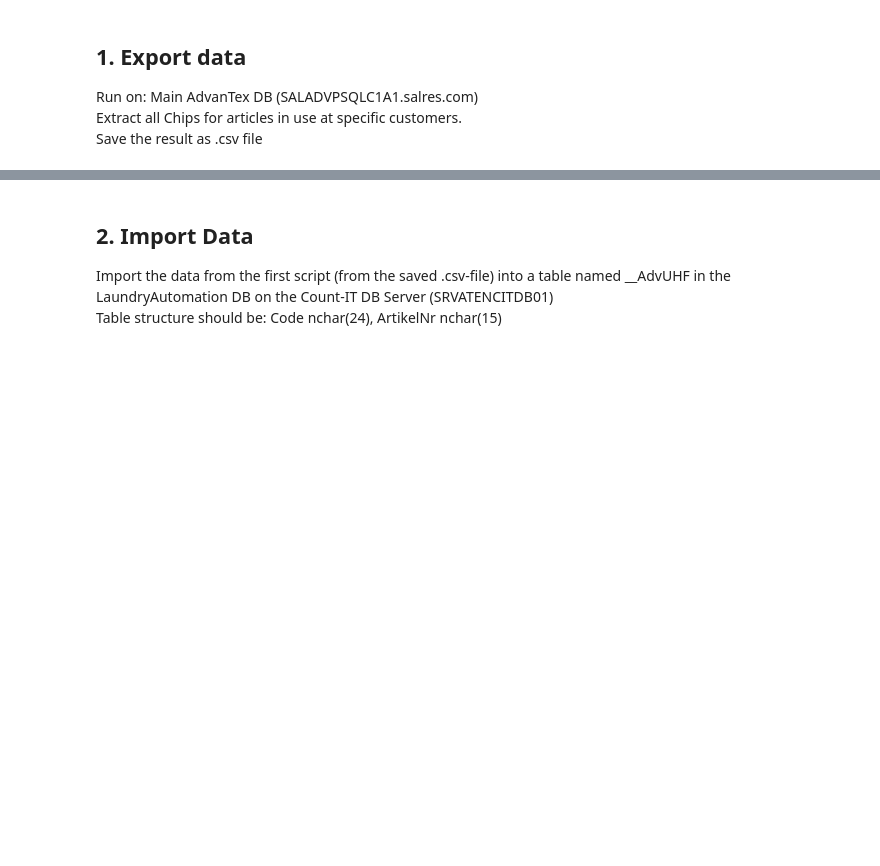
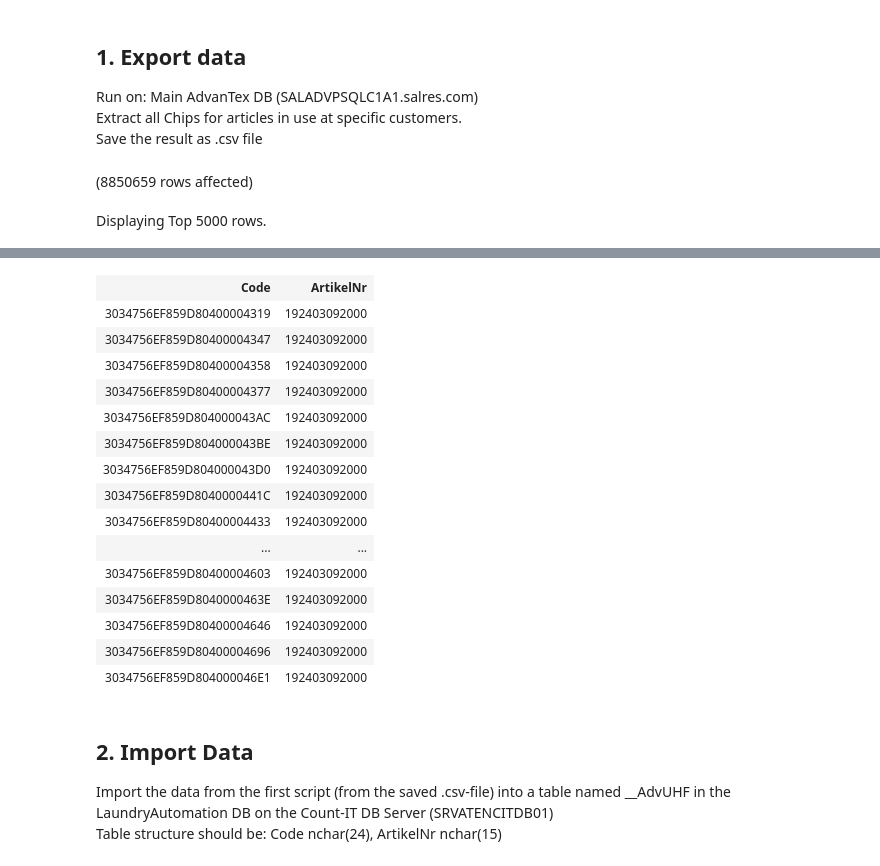
Before and after one commit to Thallerich/SQL, a Jupyter notebook: Notebooks/CIT - Chip-Update after article change.ipynb, the cells around one changed output, grey strips where cells are left out. Drawn from its saved outputs; the diff is of its cells as text; code cells hidden in the pictures; blank space fills up the shorter version.

```diff
--- a/Notebooks/CIT - Chip-Update after article change.ipynb
+++ b/Notebooks/CIT - Chip-Update after article change.ipynb
@@ -14,8 +14,11 @@ WHERE Artikel.ID IN (
     SELECT DISTINCT KdArti.ArtikelID
     FROM Salesianer.dbo.KdArti
     JOIN Salesianer.dbo.Kunden ON KdArti.KundenID = Kunden.ID
-    WHERE Kunden.KdNr IN (10002413, 130042, 10001006, 10001137, 10001365, 10001367, 10001370, 212066, 10001363, 10004548, 10004549, 232257)
+    WHERE Kunden.KdNr IN (10002413, 130042, 10001006, 10001137, 10001365, 10001367, 10001370, 212066, 10001363, 10004548, 10004549, 232257, 10001770, 10001901, 10001910, 10002115, 10001925, 10001722, 10001913)
   )
   AND LEN(OPTeile.Code) = 24;
 
 GO
+# %% [output]
+(8850659 rows affected)
+Displaying Top 5000 rows.
@@ -22,3 +26,19 @@ GO
+| Code | ArtikelNr |
+| 3034756EF859D80400004319 | 192403092000 |
+| 3034756EF859D80400004347 | 192403092000 |
+| 3034756EF859D80400004358 | 192403092000 |
+| 3034756EF859D80400004377 | 192403092000 |
+| 3034756EF859D804000043AC | 192403092000 |
+| 3034756EF859D804000043BE | 192403092000 |
+| 3034756EF859D804000043D0 | 192403092000 |
+| 3034756EF859D8040000441C | 192403092000 |
+| 3034756EF859D80400004433 | 192403092000 |
+| ... | ... |
+| 3034756EF859D80400004603 | 192403092000 |
+| 3034756EF859D8040000463E | 192403092000 |
+| 3034756EF859D80400004646 | 192403092000 |
+| 3034756EF859D80400004696 | 192403092000 |
+| 3034756EF859D804000046E1 | 192403092000 |
 # %% [markdown]
 ## 2\. Import Data
 
```
Also changed, not shown: parts of 4 cells of this notebook.
